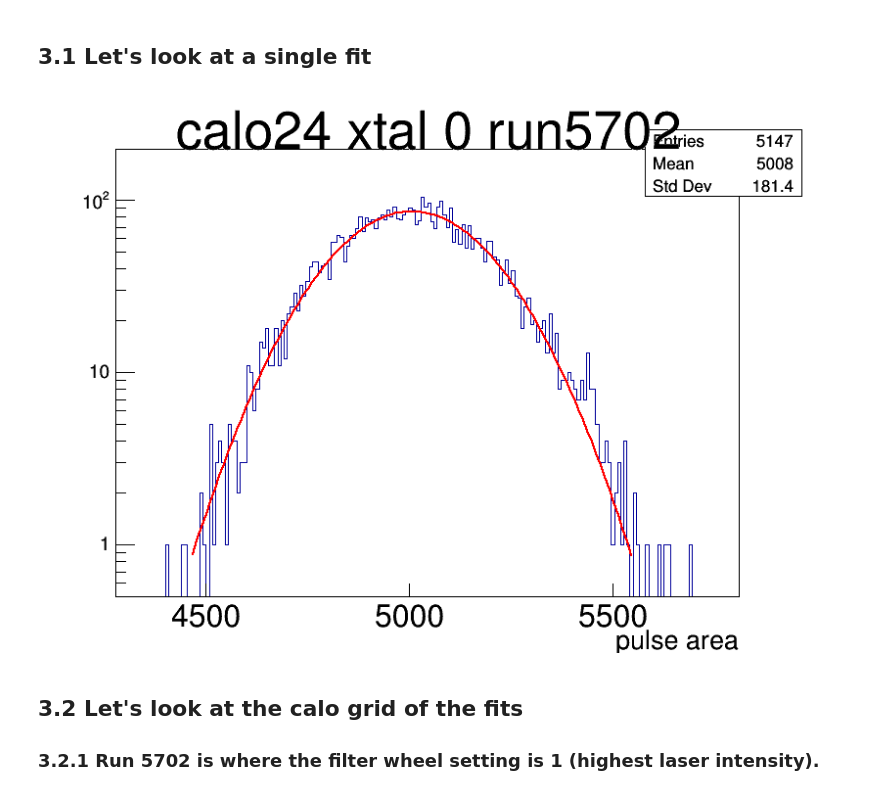
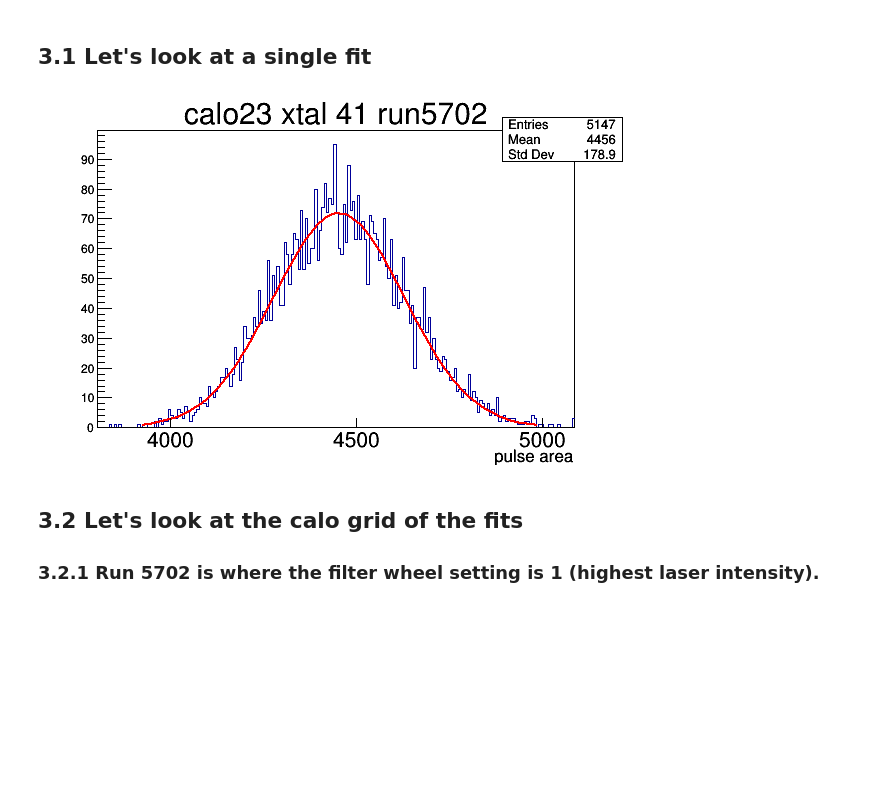
Before and after one commit to kimsiang/MuonG2, a Jupyter notebook: laserCalibration/FilterWheelCalibrationDisplay.ipynb, the cells around one changed output. Drawn from its saved outputs; the diff is of its cells as text; code cells hidden in the pictures; blank space fills up the shorter version.

```diff
--- a/laserCalibration/FilterWheelCalibrationDisplay.ipynb
+++ b/laserCalibration/FilterWheelCalibrationDisplay.ipynb
@@ -5,18 +5,28 @@
 # %%
 import ROOT
+import numpy as np
+import matplotlib.pyplot as plt
+plt.ion()
+fig_size = plt.rcParams["figure.figsize"]
+# Set figure width to 12 and height to 9
+fig_size[0] = 12
+fig_size[1] = 9
+plt.rcParams["figure.figsize"] = fig_size
+
 f = ROOT.TFile('filterWheelCalibration.root')
 if not ROOT.gROOT.FindObject('canv1'):
-    c = ROOT.TCanvas('canv1', 'canv1', 800, 600)
+    c = ROOT.TCanvas('canv1', 'canv1', 600, 400)
 if not ROOT.gROOT.FindObject('c1Split54'):
     cSplit54 = ROOT.TCanvas('c1Split54', 'c1Split54', 1350, 900)
     cSplit54.Divide(9,6)
 if not ROOT.gROOT.FindObject('canv2'):
-    c2 = ROOT.TCanvas('canv2', 'canv2', 800, 600)
+    c2 = ROOT.TCanvas('canv2', 'canv2', 600, 400)
 if not ROOT.gROOT.FindObject('c2Split54'):
     c2Split54 = ROOT.TCanvas('c2Split54', 'c2Split54', 1350, 900)
     c2Split54.Divide(9,6)
-ROOT.gStyle.SetTitleH(0.12);
+ROOT.gStyle.SetTitleH(0.1);
 plotted_objects = None
+gain = np.zeros((54,2))
 # %% [output]
 Welcome to JupyROOT 6.08/04
 # %% [markdown]
@@ -26,6 +36,9 @@ Welcome to JupyROOT 6.08/04
 def plot_gausFit(run_num, calo_num, xtal_num, canvas, grid_index=0):
     gausFit = ROOT.TH1D()
     gausFit = f.Get('calo{1}/xtal{2}/areaHist_calo{1}_xtal_{2}_run{0}'.format(run_num, calo_num, xtal_num))
+    mean = gausFit.GetMean()
+    rms = gausFit.GetRMS()
+    gausFit.GetXaxis().SetRangeUser(mean-5*rms, mean+5*rms)
     gausFit.GetXaxis().SetNdivisions(5)
     gausFit.GetXaxis().SetTitleSize(0.05)
     gausFit.GetXaxis().SetLabelSize(0.06)
@@ -36,7 +49,7 @@ def plot_gausFit(run_num, calo_num, xtal_num, canvas, grid_index=0):
 def plot_single_gausFit(run_num, calo_num, xtal_num):
     ROOT.gStyle.SetOptStat(1110);
     c.cd()
-    c.SetLogy()
+    c.SetLogy(0)
     global plotted_objects
     plotted_objects = plot_gausFit(run_num, calo_num, xtal_num, c)
 
@@ -46,6 +59,7 @@ def plot_calo_gausFit(run_num, calo_num):
     # have to make sure objects are not garbage collected
     objects = []
     for xtal_num in xrange(54):
+        cSplit54.cd(54 - xtal_num).Clear()
         cSplit54.cd(54 - xtal_num)
         objects.append(plot_gausFit(run_num, calo_num, xtal_num, cSplit54, 54 - xtal_num))
     global plotted_objects
@@ -54,12 +68,15 @@ def plot_calo_gausFit(run_num, calo_num):
     # multipurpose single plot
 def plot_calibration_curve(calo_num, xtal_num, canvas, grid_index=0):
     curve = f.Get('calo{0}/graphs/calibrationGraph{0}_{1}'.format(calo_num, xtal_num))
-    curve.Draw()
+    pol = curve.GetFunction('pol2{0}_{1}'.format(calo_num, xtal_num))
+    gain[xtal_num] = pol.GetParameter(1)
+    curve.Draw("AP")
     canvas.Draw()
 
 # plot a single crystal hit
 def plot_single_curve(calo_num, xtal_num):
     c2.cd()
+    c2.Clear()
     global plotted_objects
     plotted_objects = plot_calibration_curve(calo_num, xtal_num, c2)
 
@@ -73,14 +90,20 @@ def plot_calo_curve(calo_num):
         objects.append(plot_calibration_curve(calo_num, xtal_num, c2Split54, 54 - xtal_num))
     global plotted_objects
     plotted_objects = objects
+
+def get_gain(calo_num):
+    for xtal_num in xrange(54):
+        curve = f.Get('calo{0}/graphs/calibrationGraph{0}_{1}'.format(calo_num, xtal_num))
+        pol = curve.GetFunction('pol2{0}_{1}'.format(calo_num, xtal_num))
+        gain[xtal_num] = [xtal_num, 1.0/pol.GetParameter(1)]
 # %% [markdown]
 ## 3. Plot gaussian fits
 # %% [markdown]
 ## 3.1 Let's look at a single fit
 # %%
-plot_single_gausFit(5702, 24, 0)
+plot_single_gausFit(5702, 23, 41)
 # %% [output]
-[figure, old version]
+[figure, new version]
 # %% [markdown]
 ## 3.2 Let's look at the calo grid of the fits
 
```
Also changed, not shown: parts of 14 cells of this notebook.
